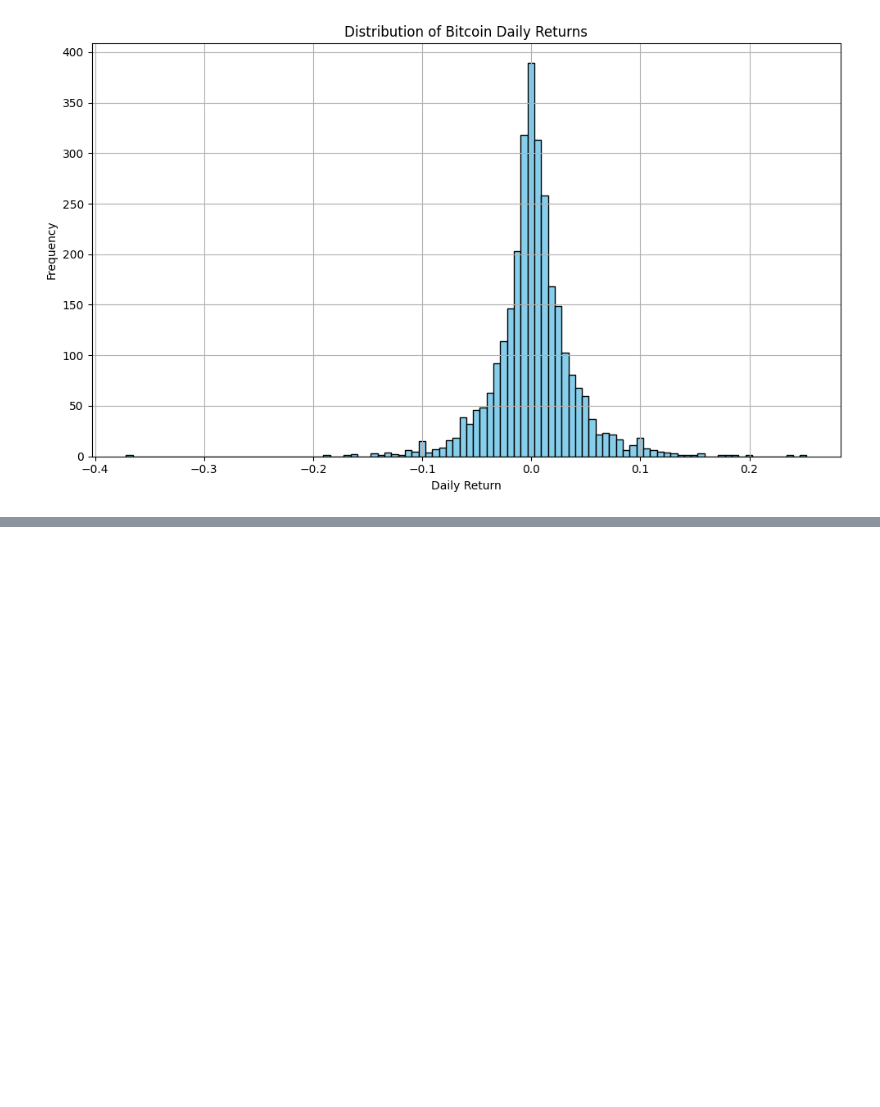
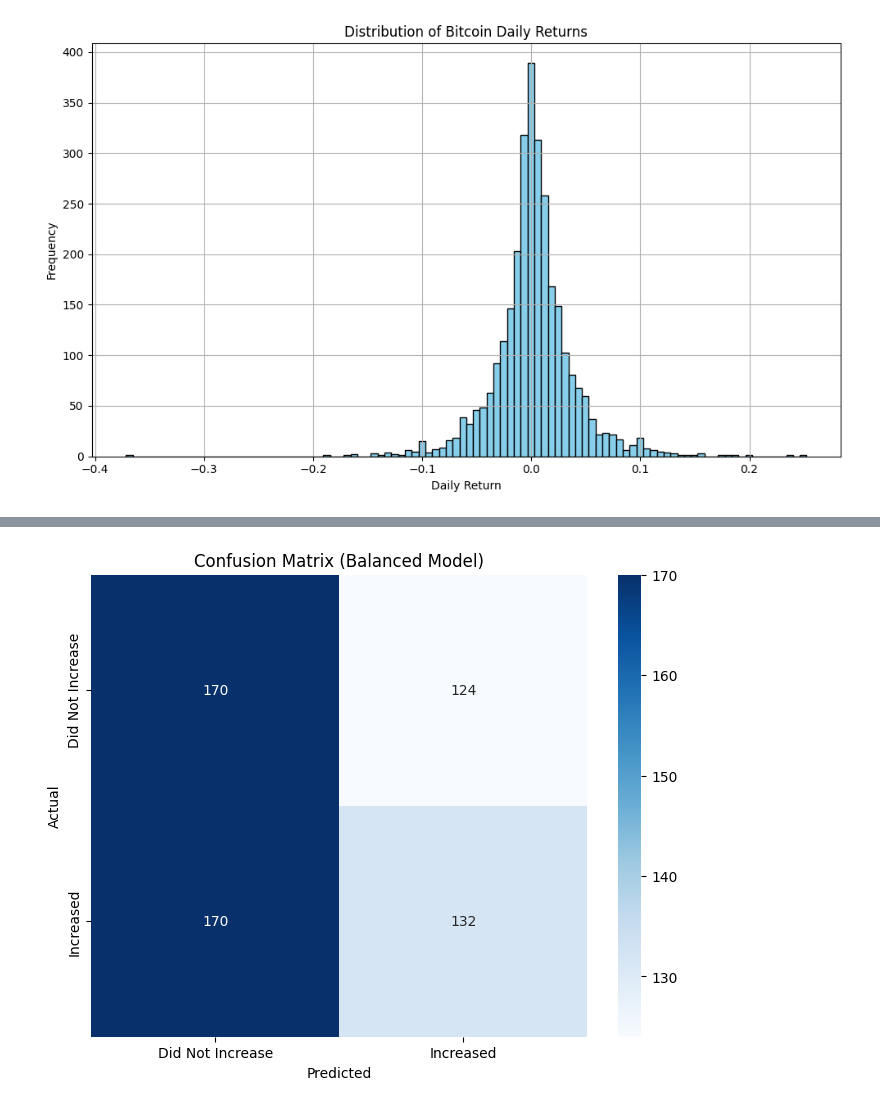
Before and after one commit to JaniduR1/Crypto-Trend-Analysis, a Jupyter notebook: cryptoEDA.ipynb, the cells around one changed output, grey strips where cells are left out. Saved outputs shown, nothing was run; the diff lists cells and outputs as text; code cells hidden in the pictures; blank space fills up the shorter version.

```diff
--- a/cryptoEDA.ipynb
+++ b/cryptoEDA.ipynb
@@ -138,0 +250,13 @@ plt.show()
+# %%
+from imblearn.over_sampling import SMOTE
+
+# Synthetic Minority Over-sampling Technique - balance out an imbalanced dataset for classification problems.
+smote = SMOTE(random_state=69) #  Creating an instance of the SMOTE class with FIXED random behaviour for reproducibility (so it always generates the same synthetic samples)
+x_train_balanced, y_train_balanced = smote.fit_resample(x_train, y_train) # take the training data (x_train and y_train), and give a balanced version.
+# .fit_resample():
+# fit -> looks at the structure of the data
+# resample -> actually creates new fake rows to balance the classes
+
+# Show new class counts
+print("Class distribution after SMOTE:")
+print(y_train_balanced.value_counts())
@@ -138,0 +269,15 @@ plt.show()
+# %%
+from sklearn.linear_model import LogisticRegression
+from sklearn.metrics import classification_report, accuracy_score
+
+# Train on new balanced data
+model_balanced = LogisticRegression()
+model_balanced.fit(x_train_balanced, y_train_balanced)
+
+# Make predictions on the original test set (x_test — untouched!)
+y_pred_balanced = model_balanced.predict(x_test)
+
+
+print("Accuracy (Balanced):", accuracy_score(y_test, y_pred_balanced))
+print("\n Classification Report (Balanced):\n")
+print(classification_report(y_test, y_pred_balanced, target_names=['Did Not Increase', 'Increased']))
@@ -138,0 +297,19 @@ plt.show()
+# %%
+from sklearn.metrics import confusion_matrix
+import seaborn as sns
+import matplotlib.pyplot as plt
+
+# Confusion Matrix for Balanced Model
+cm_balanced = confusion_matrix(y_test, y_pred_balanced)
+
+plt.figure(figsize=(8, 6))
+sns.heatmap(cm_balanced, annot=True, fmt='d', cmap='Blues',
+            xticklabels=['Did Not Increase', 'Increased'],
+            yticklabels=['Did Not Increase', 'Increased'])
+plt.xlabel('Predicted')
+plt.ylabel('Actual')
+plt.title('Confusion Matrix (Balanced Model)')
+plt.savefig('images/confusion_matrix_balanced.png')
+plt.show()
+# %% [output]
+[figure, added]
```
Also changed, not shown: parts of 8 cells of this notebook, 6 other files.
